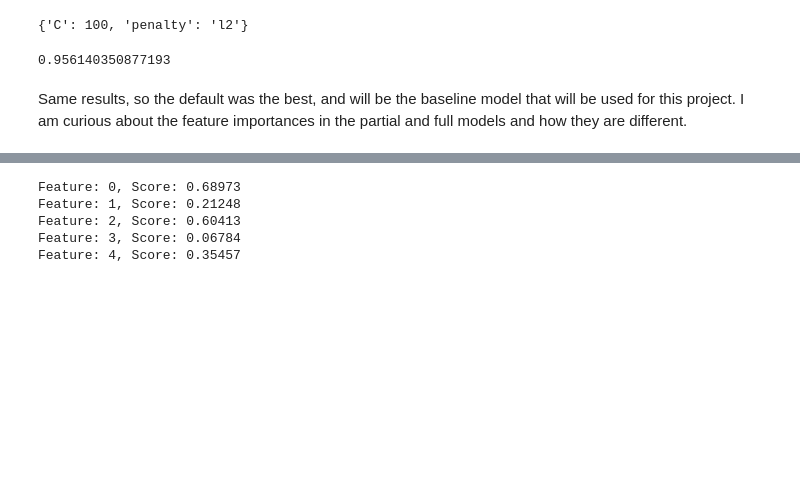
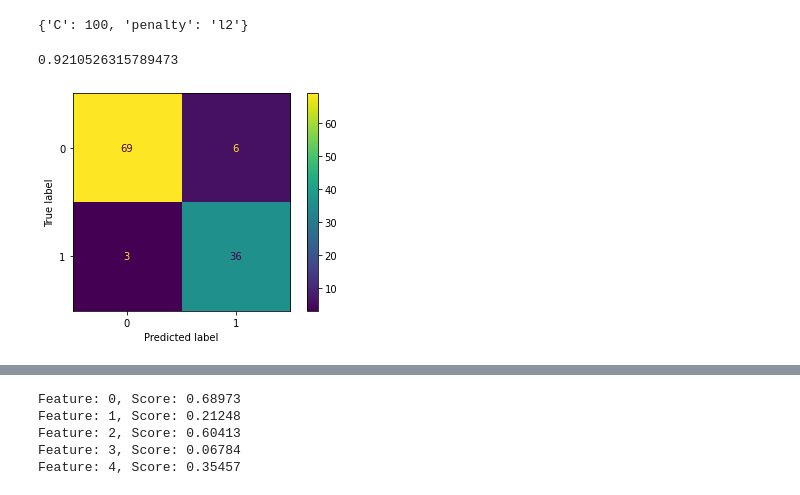
Before and after one commit to dawgtree/CapstoneThreeProject, a Jupyter notebook: Cancer Diagnosis Capstone Project Baseline Model.ipynb, the cells around one changed output, grey strips where cells are left out. Saved outputs shown, nothing was run; the diff lists cells and outputs as text; code cells hidden in the pictures; blank space fills up the shorter version.

```diff
--- a/Cancer Diagnosis Capstone Project Baseline Model.ipynb
+++ b/Cancer Diagnosis Capstone Project Baseline Model.ipynb
@@ -231,12 +269,15 @@ gs_f_p.best_params_
 # %% [output]
 {'C': 100, 'penalty': 'l2'}
 # %%
-lr_gs_p = LogisticRegression()
-lr_gs_part = lr_gs_p.fit(X_train_f,y_train_f)
-y_pred_lr_gs_p = lr_gs_part.predict(X_test_f)
-accuracy_score_lr_gs_part = accuracy_score(y_test_f,y_pred_lr_gs_p)
+lr_gs_p = LogisticRegression(C=100, penalty = 'l2')
+lr_gs_part = lr_gs_p.fit(X_train_p,y_train_p)
+y_pred_lr_gs_p = lr_gs_part.predict(X_test_p)
+accuracy_score_lr_gs_part = accuracy_score(y_test_p,y_pred_lr_gs_p)
 accuracy_score_lr_gs_part
 # %% [output]
-0.956140350877193
+0.9210526315789473
-# %% [markdown]
-Same results, so the default was the best, and will be the baseline model that will be used for this project.  I am curious about the feature importances in the partial and full models and how they are different.
+# %%
+#Plot the confusion matrix
+lr_gs_part_confusion_matrix = plot_confusion_matrix(lr_gs_part, X_test_p, y_test_p)
+# %% [output]
+[figure, added]
```
Also changed, not shown: parts of 19 cells of this notebook.
